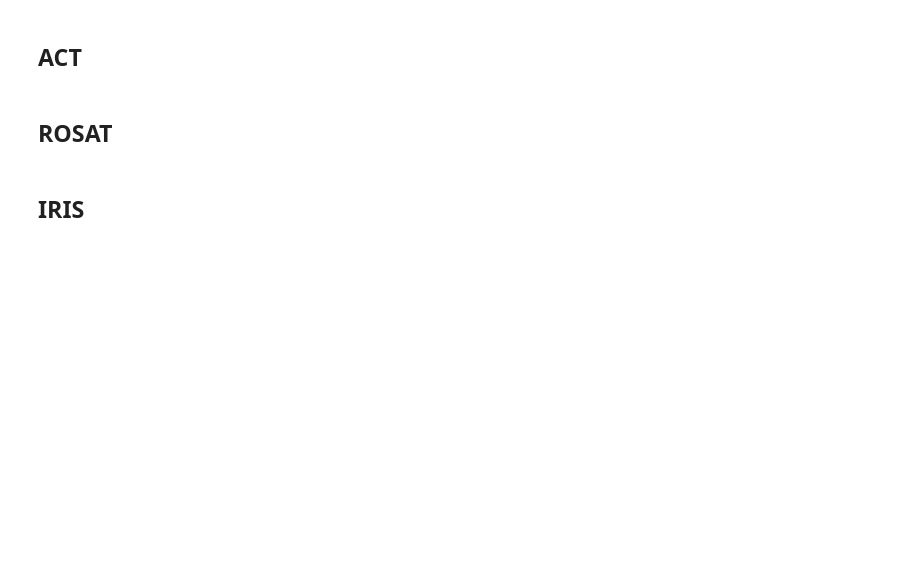
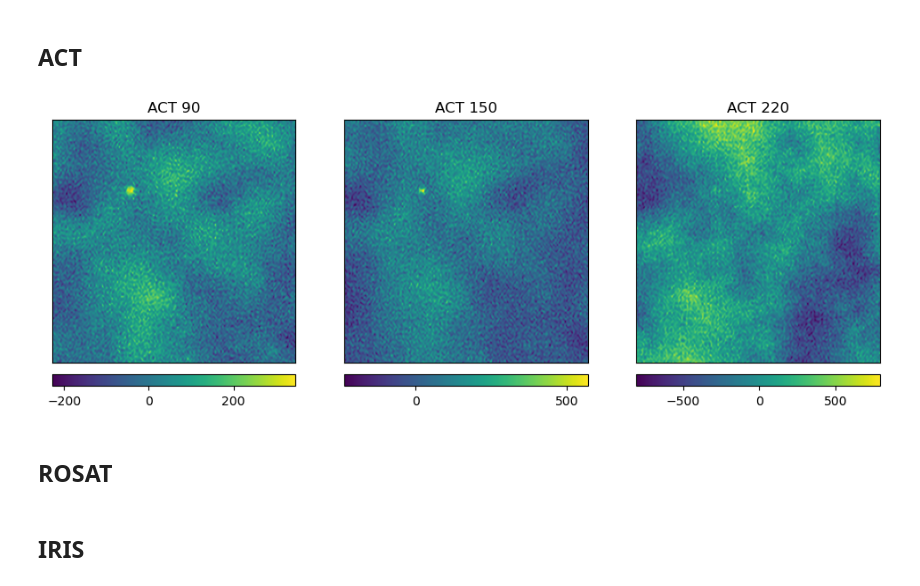
Before and after one commit to dchanda2002/MLCosmo, a Jupyter notebook: plot_signals.ipynb, the cells around one changed output. Drawn from its saved outputs; the diff is of its cells as text; code cells hidden in the pictures; blank space fills up the shorter version.

```diff
--- a/plot_signals.ipynb
+++ b/plot_signals.ipynb
@@ -1432,35 +1452,37 @@ map_pix_act.append(act_220)
 
 # glat = -44.43037974683544
 # glon = 126.45569620253166
 
 # c = SkyCoord(glon, glat, frame='galactic', unit = 'deg')
 # ra = c.icrs.ra.deg
 # dec = c.icrs.dec.deg
 
-ra = 146.075072
-dec = 0.960983
+ra = 39.27028
+dec = -38.87891
 
 windowlen = 30
 act_map_freq = [90, 150, 220]
 
 fig, ax = plt.subplots(1, 3, figsize=(12,8))
 for i in range(len(map_pix_act)):
     stamp = reproject.thumbnails(map_pix_act[i], coords = np.deg2rad([dec, ra]), r = windowlen*utils.arcmin)
     f1 = ax[i].imshow(stamp[0])
     ax[i].get_xaxis().set_visible(False)
     ax[i].get_yaxis().set_visible(False)
     ax[i].set_title("ACT " + str(act_map_freq[i]))
     c_bar = plt.colorbar(mappable = f1, ax = ax[i], orientation = "horizontal", fraction = 0.047, pad = 0.02)
     c_bar.ax.locator_params(nbins=3)
     scalebar = AnchoredSizeBar(ax[i].transData,
                               4.4, "", "center left",
                               pad = 0,
                               sep = 7,
                               color = "white",
                               frameon = False,
                               size_vertical = 0.02)
     fig.subplots_adjust(wspace=0.2, hspace = 0.3)
 plt.show()
+# %% [output]
+[figure, added]
 # %% [markdown]
 ## ROSAT ##
 # %%
```
Also changed, not shown: parts of 10 cells of this notebook, 2 other files.
